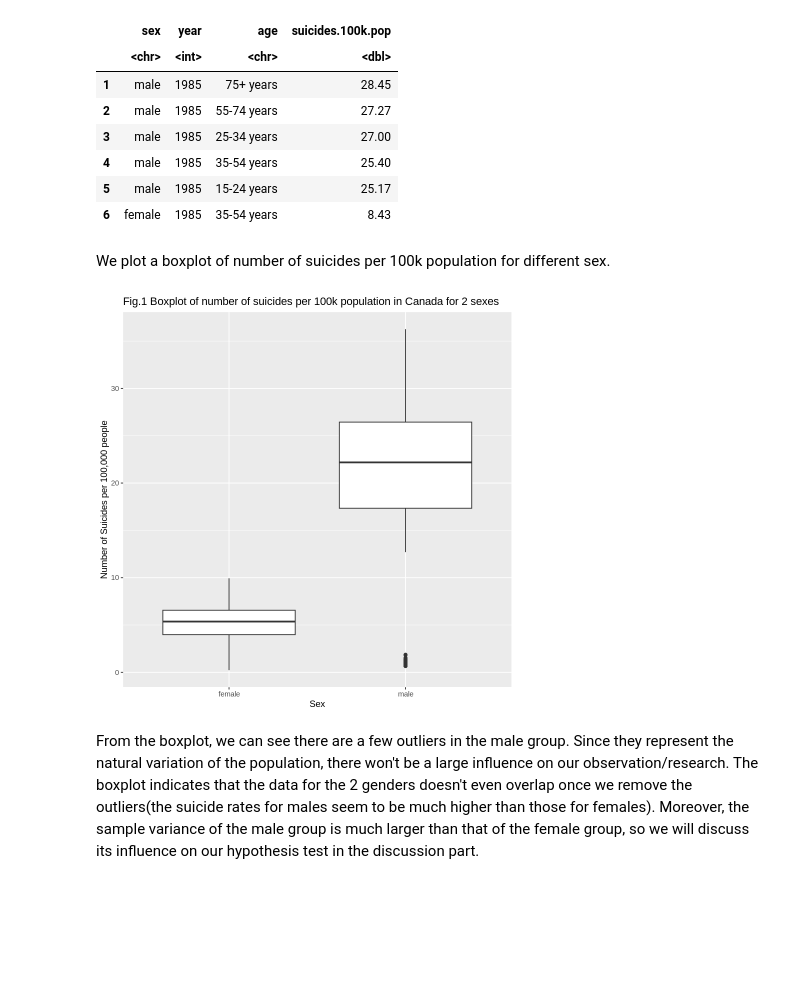
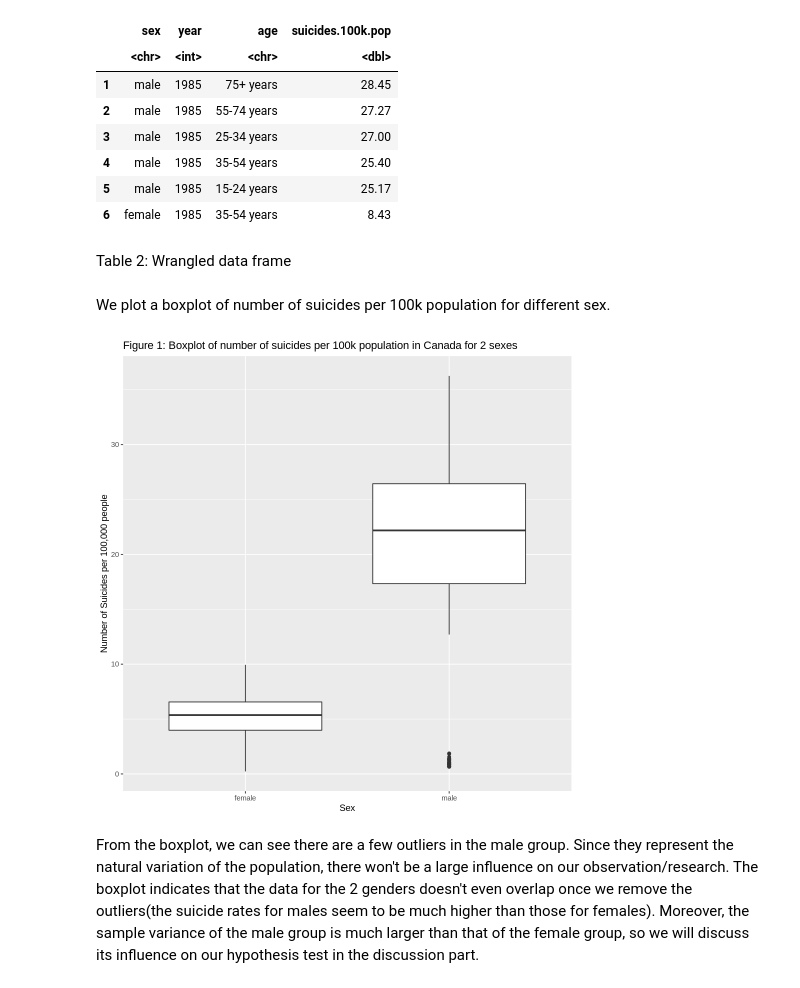
Before and after one commit to agoel25/stat_201_group_11, a Jupyter notebook: Final report.ipynb, the cells around one changed output. Drawn from its saved outputs; the diff is of its cells as text; code cells hidden in the pictures; blank space fills up the shorter version.

```diff
--- a/Final report.ipynb
+++ b/Final report.ipynb
@@ -82,19 +69,21 @@ A data.frame: 6 × 4
 | 4 | male | 1985 | 35-54 years | 25.40 |
 | 5 | male | 1985 | 15-24 years | 25.17 |
 | 6 | female | 1985 | 35-54 years | 8.43 |
+# %% [markdown]
+Table 2: Wrangled data frame
 # %% [markdown]
 We plot a boxplot of number of suicides per 100k population for different sex.
 # %%
 # plotting the boxplot of suicides per 100k population for males and females
 boxplot <- suicide_sample %>%
     ggplot(aes(sex, suicides.100k.pop)) +
     geom_boxplot() +
-    ggtitle("Fig.1 Boxplot of number of suicides per 100k population in Canada for 2 sexes") +
+    ggtitle("Figure 1: Boxplot of number of suicides per 100k population in Canada for 2 sexes") +
     xlab("Sex") +
     ylab("Number of Suicides per 100,000 people")
 boxplot
 # %% [output]
-[figure, old version]
+[figure, new version]
 # %% [markdown]
 From the boxplot, we can see there are a few outliers in the male group. Since they represent the natural variation of the population, there won't be a large influence on our observation/research. The boxplot indicates that the data for the 2 genders doesn't even overlap once we remove the outliers(the suicide rates for males seem to be much higher than those for females). Moreover, the sample variance of the male group is much larger than that of the female group, so we will discuss its influence on our hypothesis test in the discussion part.
 # %% [markdown]
```
Also changed, not shown: parts of 12 cells of this notebook.
